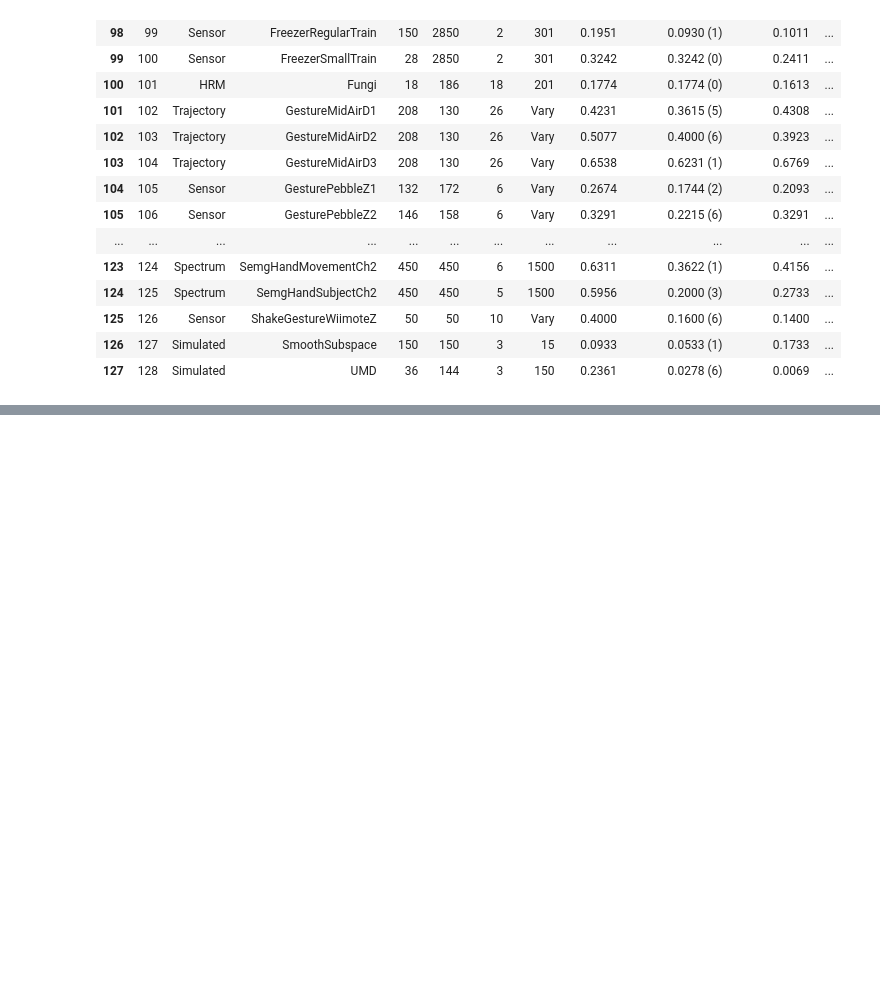
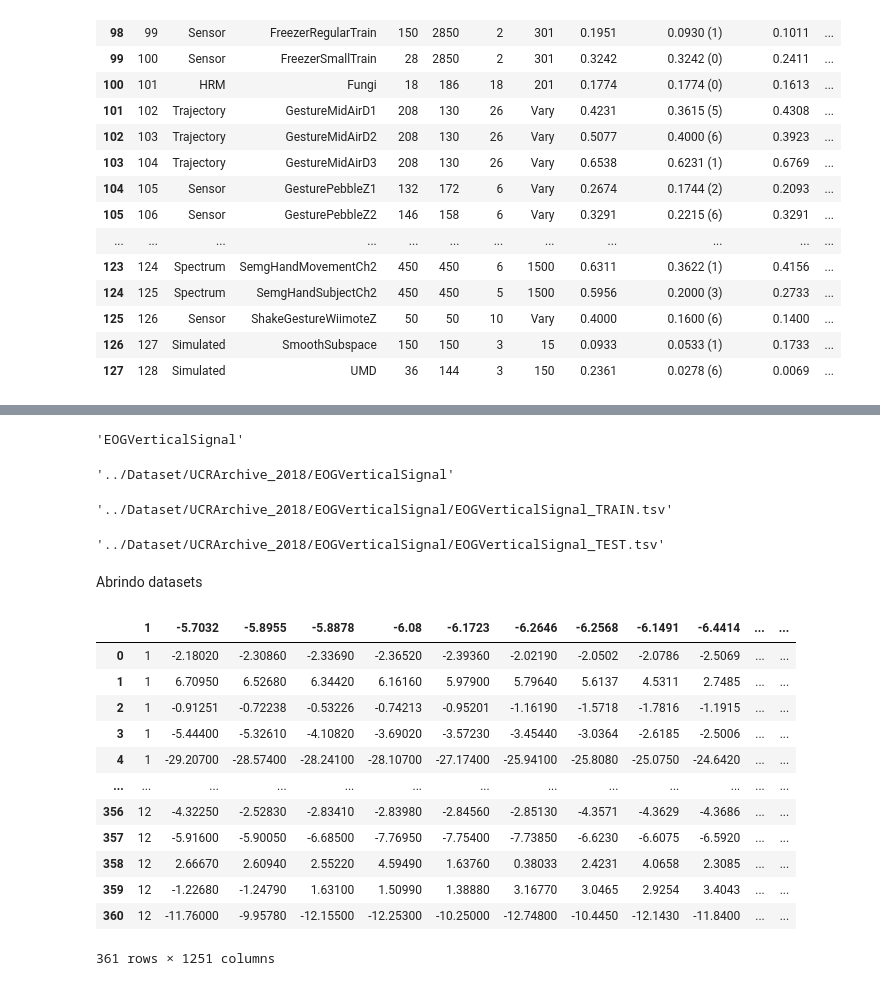
Before and after one commit to Henriquemcc/Trabalho_de_Implementacao_Projeto_e_Analise_Algoritmos-2026-1, a Jupyter notebook: Notebooks/Experimentos.ipynb, the cells around one changed output, grey strips where cells are left out. Cells and saved outputs as stored; diff of their text form; code cells hidden in the pictures; blank space fills up the shorter version.

Commit message:
Implementando abertura dos datasets

```diff
--- a/Notebooks/Experimentos.ipynb
+++ b/Notebooks/Experimentos.ipynb
@@ -46,0 +54,39 @@ planilha
+# %%
+dataset_exemplo = planilha.iloc[0]['Name']
+dataset_exemplo
+# %% [output]
+'EOGVerticalSignal'
+# %%
+dataset_dirname = os.path.join('../Dataset/UCRArchive_2018', dataset_exemplo)
+dataset_dirname
+# %% [output]
+'../Dataset/UCRArchive_2018/EOGVerticalSignal'
+# %%
+caminho_arquivo_treino = os.path.join(dataset_dirname, '{}_TRAIN.tsv'.format(dataset_exemplo))
+caminho_arquivo_treino
+# %% [output]
+'../Dataset/UCRArchive_2018/EOGVerticalSignal/EOGVerticalSignal_TRAIN.tsv'
+# %%
+caminho_arquivo_teste = os.path.join(dataset_dirname, '{}_TEST.tsv'.format((dataset_exemplo)))
+caminho_arquivo_teste
+# %% [output]
+'../Dataset/UCRArchive_2018/EOGVerticalSignal/EOGVerticalSignal_TEST.tsv'
+# %% [markdown]
+Abrindo datasets
+# %%
+dataset_exemplo_treino = pandas.read_csv(caminho_arquivo_treino, sep='\t')
+dataset_exemplo_treino
+# %% [output]
+|  | 1 | -5.7032 | -5.8955 | -5.8878 | -6.08 | -6.1723 | -6.2646 | -6.2568 | -6.1491 | -6.4414 | ... | ... |
+| 0 | 1 | -2.18020 | -2.30860 | -2.33690 | -2.36520 | -2.39360 | -2.02190 | -2.0502 | -2.0786 | -2.5069 | ... | ... |
+| 1 | 1 | 6.70950 | 6.52680 | 6.34420 | 6.16160 | 5.97900 | 5.79640 | 5.6137 | 4.5311 | 2.7485 | ... | ... |
+| 2 | 1 | -0.91251 | -0.72238 | -0.53226 | -0.74213 | -0.95201 | -1.16190 | -1.5718 | -1.7816 | -1.1915 | ... | ... |
+| 3 | 1 | -5.44400 | -5.32610 | -4.10820 | -3.69020 | -3.57230 | -3.45440 | -3.0364 | -2.6185 | -2.5006 | ... | ... |
+| 4 | 1 | -29.20700 | -28.57400 | -28.24100 | -28.10700 | -27.17400 | -25.94100 | -25.8080 | -25.0750 | -24.6420 | ... | ... |
+| ... | ... | ... | ... | ... | ... | ... | ... | ... | ... | ... | ... | ... |
+| 356 | 12 | -4.32250 | -2.52830 | -2.83410 | -2.83980 | -2.84560 | -2.85130 | -4.3571 | -4.3629 | -4.3686 | ... | ... |
+| 357 | 12 | -5.91600 | -5.90050 | -6.68500 | -7.76950 | -7.75400 | -7.73850 | -6.6230 | -6.6075 | -6.5920 | ... | ... |
+| 358 | 12 | 2.66670 | 2.60940 | 2.55220 | 4.59490 | 1.63760 | 0.38033 | 2.4231 | 4.0658 | 2.3085 | ... | ... |
+| 359 | 12 | -1.22680 | -1.24790 | 1.63100 | 1.50990 | 1.38880 | 3.16770 | 3.0465 | 2.9254 | 3.4043 | ... | ... |
+| 360 | 12 | -11.76000 | -9.95780 | -12.15500 | -12.25300 | -10.25000 | -12.74800 | -10.4450 | -12.1430 | -11.8400 | ... | ... |
+361 rows × 1251 columns
```
Also changed, not shown: parts of 8 cells of this notebook.
